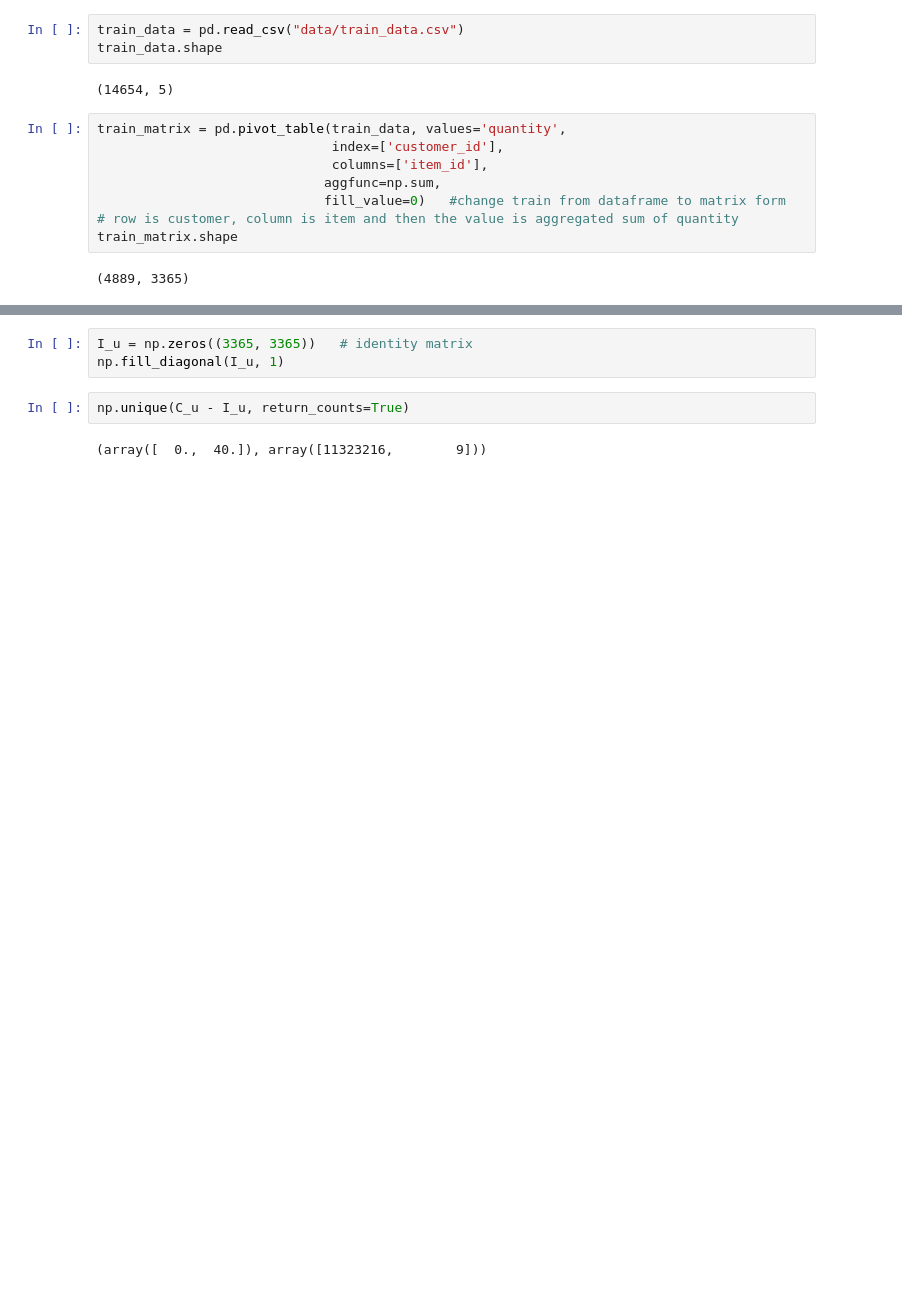
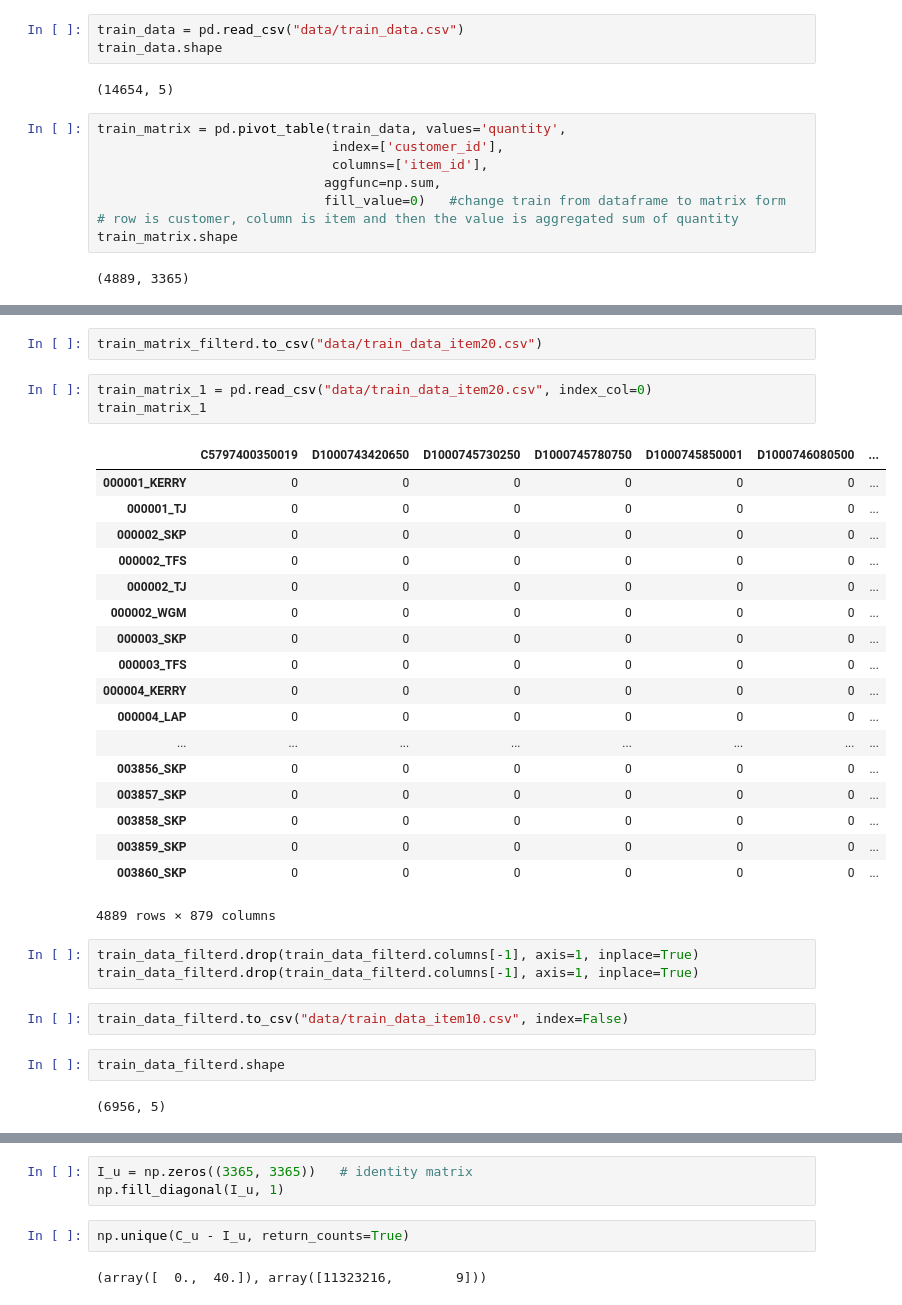
Before and after one commit to owen-hzy/recommendation, a Jupyter notebook: model_construction_sample.ipynb, the cells around one changed output, grey strips where cells are left out. Saved outputs shown, nothing was run; the diff lists cells and outputs as text; blank space fills up the shorter version.

```diff
--- a/model_construction_sample.ipynb
+++ b/model_construction_sample.ipynb
@@ -36,0 +98,33 @@ Index([u'1210D1354197520001', u'1210D1360397080400', u'1210D1360397080500',
+# %%
+train_matrix_filterd.to_csv("data/train_data_item20.csv")
+# %%
+train_matrix_1 = pd.read_csv("data/train_data_item20.csv", index_col=0)
+train_matrix_1
+# %% [output]
+|  | C5797400350019 | D1000743420650 | D1000745730250 | D1000745780750 | D1000745850001 | D1000746080500 | ... |
+| 000001_KERRY | 0 | 0 | 0 | 0 | 0 | 0 | ... |
+| 000001_TJ | 0 | 0 | 0 | 0 | 0 | 0 | ... |
+| 000002_SKP | 0 | 0 | 0 | 0 | 0 | 0 | ... |
+| 000002_TFS | 0 | 0 | 0 | 0 | 0 | 0 | ... |
+| 000002_TJ | 0 | 0 | 0 | 0 | 0 | 0 | ... |
+| 000002_WGM | 0 | 0 | 0 | 0 | 0 | 0 | ... |
+| 000003_SKP | 0 | 0 | 0 | 0 | 0 | 0 | ... |
+| 000003_TFS | 0 | 0 | 0 | 0 | 0 | 0 | ... |
+| 000004_KERRY | 0 | 0 | 0 | 0 | 0 | 0 | ... |
+| 000004_LAP | 0 | 0 | 0 | 0 | 0 | 0 | ... |
+| ... | ... | ... | ... | ... | ... | ... | ... |
+| 003856_SKP | 0 | 0 | 0 | 0 | 0 | 0 | ... |
+| 003857_SKP | 0 | 0 | 0 | 0 | 0 | 0 | ... |
+| 003858_SKP | 0 | 0 | 0 | 0 | 0 | 0 | ... |
+| 003859_SKP | 0 | 0 | 0 | 0 | 0 | 0 | ... |
+| 003860_SKP | 0 | 0 | 0 | 0 | 0 | 0 | ... |
+4889 rows × 879 columns
+# %%
+train_data_filterd.drop(train_data_filterd.columns[-1], axis=1, inplace=True)
+train_data_filterd.drop(train_data_filterd.columns[-1], axis=1, inplace=True)
+# %%
+train_data_filterd.to_csv("data/train_data_item10.csv", index=False)
+# %%
+train_data_filterd.shape
+# %% [output]
+(6956, 5)
```
Also changed, not shown: parts of 28 cells of this notebook, 4 other files.
